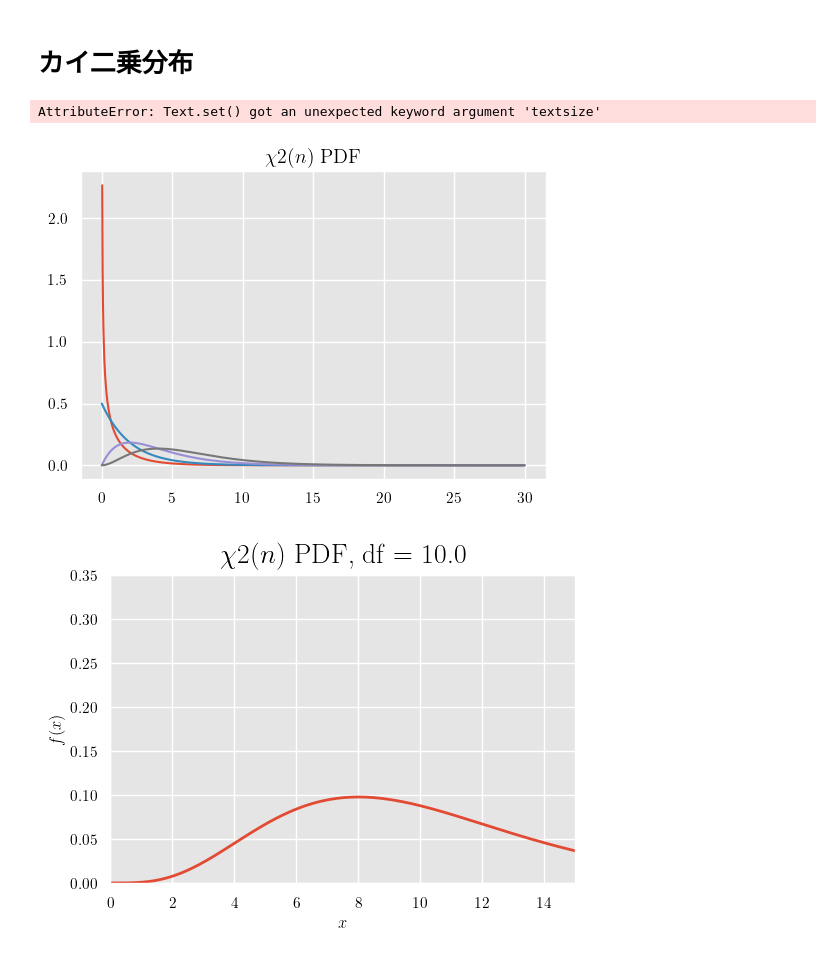
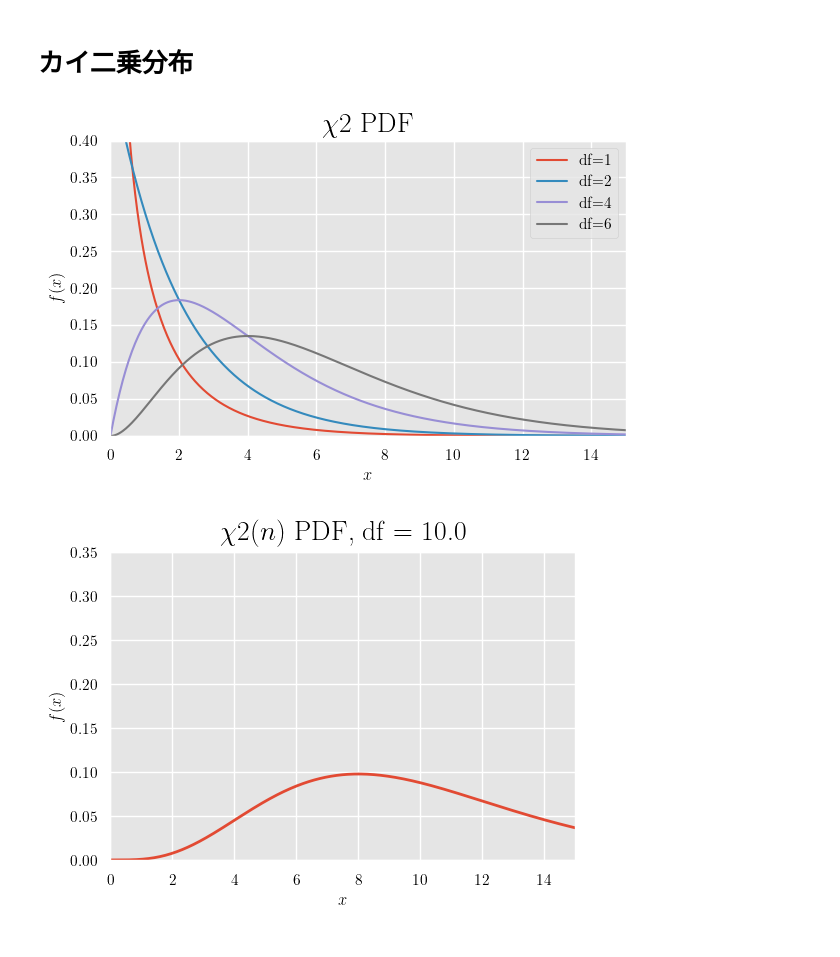
Before and after one commit to TakedaKatsuji/shioru, a Jupyter notebook: jupyters/probability_distribution/chi2.ipynb, the cells around one changed output. Cells and saved outputs as stored; diff of their text form; code cells hidden in the pictures.

```diff
--- a/jupyters/probability_distribution/chi2.ipynb
+++ b/jupyters/probability_distribution/chi2.ipynb
@@ -25,21 +25,20 @@ x = np.linspace(0, 30, 1000)
 # %%
 # --- PDF ---
 plt.figure(figsize=(6,4))
 for k in ks:
     plt.plot(x, chi2.pdf(x, df=k), label=f"df={k}")
-plt.title(rf"$\chi2(n)$ PDF", fontsize=20)
+plt.title(rf"$\chi2$ PDF", fontsize=20)
 plt.xlabel("$x$")
 plt.ylabel("$f(x)$")
 plt.legend()
 plt.grid(True)
 plt.tight_layout()
 plt.ylim(0, 0.4)
 plt.xlim(0, 15)
 plt.savefig(save_dir.joinpath("chi2.png"), dpi=300, facecolor="white")
 plt.show()
 # %% [output]
-AttributeError: Text.set() got an unexpected keyword argument 'textsize'
-[figure, old version]
+[figure, new version]
 # %%
 def chi2_pdf(x, k):
     x = np.asarray(x)
```
